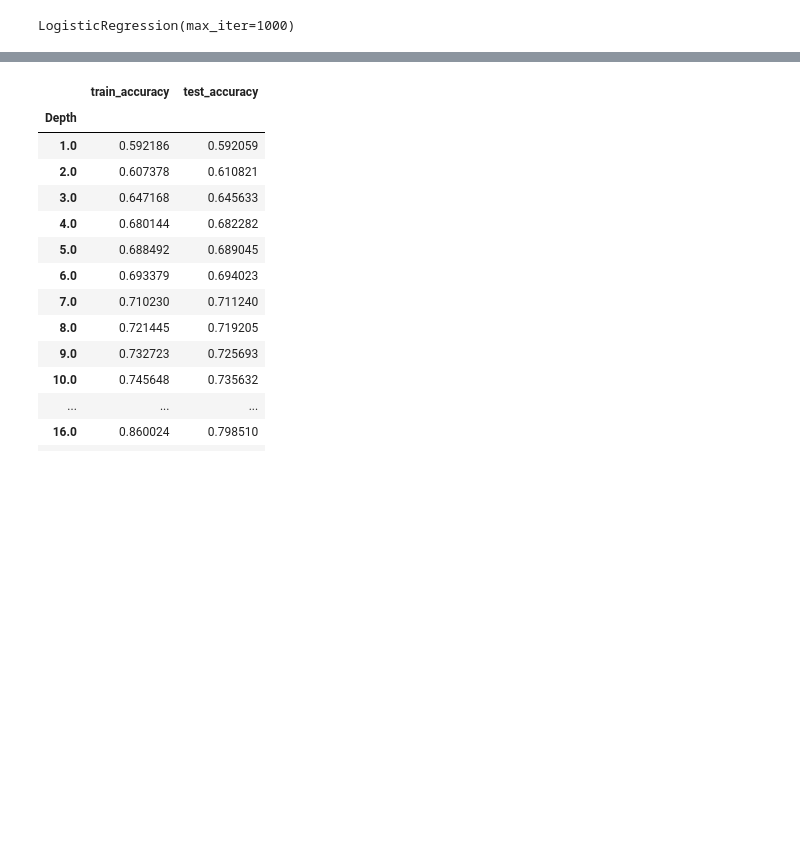
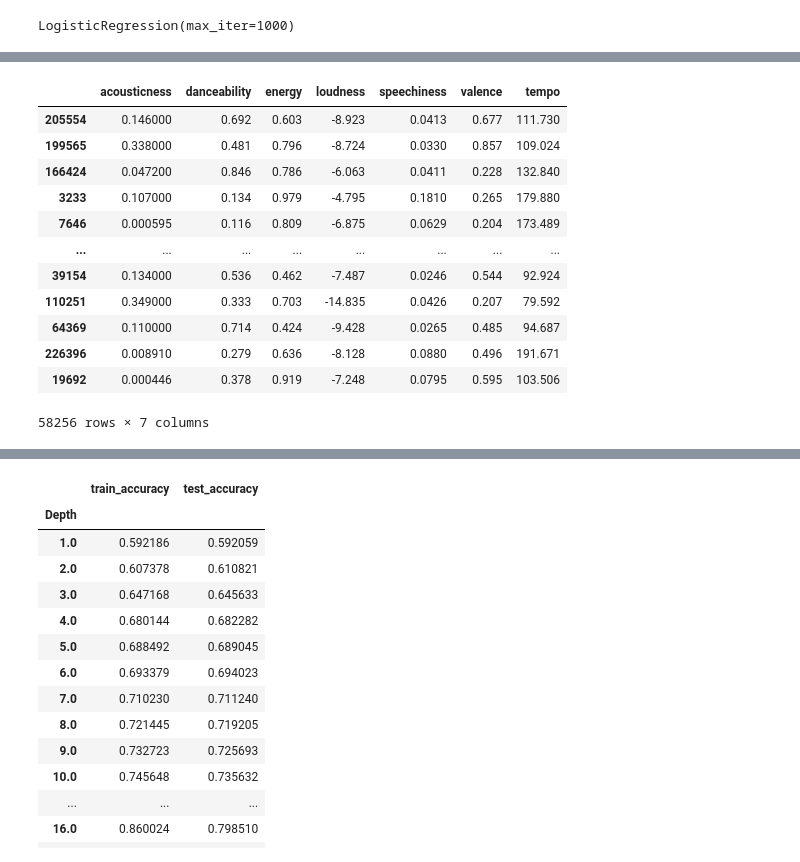
Before and after one commit to daniel-ethridge/MachineLearning, a Jupyter notebook: supervised/supervised.ipynb, the cells around one changed output, grey strips where cells are left out. Drawn from its saved outputs; the diff is of its cells as text; code cells hidden in the pictures; blank space fills up the shorter version.

```diff
--- a/supervised/scratch.ipynb
+++ b/supervised/supervised.ipynb
@@ -140,0 +157,16 @@ LogisticRegression(max_iter=1000)
+# %%
+x_test
+# %% [output]
+|  | acousticness | danceability | energy | loudness | speechiness | valence | tempo |
+| 205554 | 0.146000 | 0.692 | 0.603 | -8.923 | 0.0413 | 0.677 | 111.730 |
+| 199565 | 0.338000 | 0.481 | 0.796 | -8.724 | 0.0330 | 0.857 | 109.024 |
+| 166424 | 0.047200 | 0.846 | 0.786 | -6.063 | 0.0411 | 0.228 | 132.840 |
+| 3233 | 0.107000 | 0.134 | 0.979 | -4.795 | 0.1810 | 0.265 | 179.880 |
+| 7646 | 0.000595 | 0.116 | 0.809 | -6.875 | 0.0629 | 0.204 | 173.489 |
+| ... | ... | ... | ... | ... | ... | ... | ... |
+| 39154 | 0.134000 | 0.536 | 0.462 | -7.487 | 0.0246 | 0.544 | 92.924 |
+| 110251 | 0.349000 | 0.333 | 0.703 | -14.835 | 0.0426 | 0.207 | 79.592 |
+| 64369 | 0.110000 | 0.714 | 0.424 | -9.428 | 0.0265 | 0.485 | 94.687 |
+| 226396 | 0.008910 | 0.279 | 0.636 | -8.128 | 0.0880 | 0.496 | 191.671 |
+| 19692 | 0.000446 | 0.378 | 0.919 | -7.248 | 0.0795 | 0.595 | 103.506 |
+58256 rows × 7 columns
```
Also changed, not shown: parts of 14 cells of this notebook, 1 other file.
